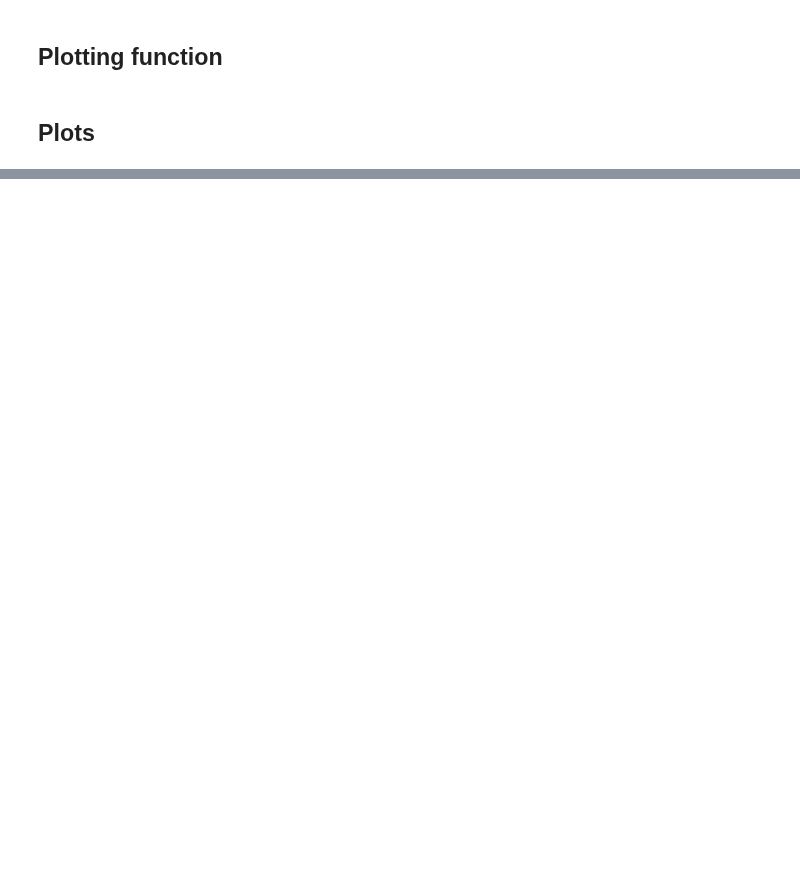
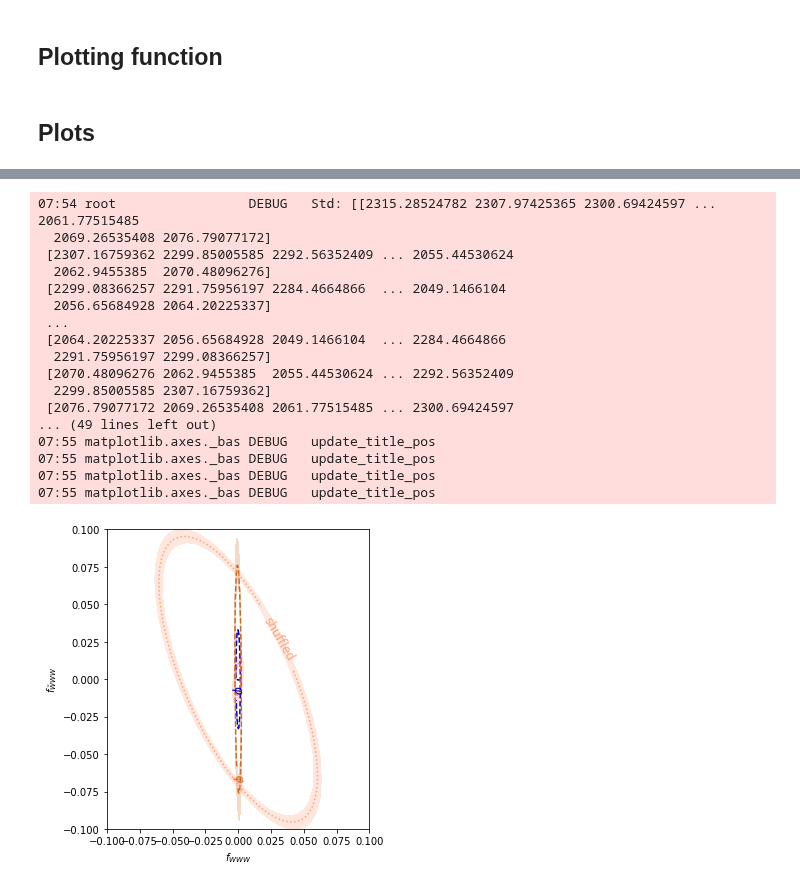
Before and after one commit to dlvp/diboson_mining, a Jupyter notebook: notebooks/wgamma/07_plot_fisher_information.ipynb, the cells around one changed output, grey strips where cells are left out. Drawn from its saved outputs; the diff is of its cells as text; code cells hidden in the pictures; blank space fills up the shorter version.

```diff
--- a/notebooks/wgamma/07_plot_fisher_information.ipynb
+++ b/notebooks/wgamma/07_plot_fisher_information.ipynb
@@ -132,0 +161,21 @@ plt.savefig("../../figures/wgamma/information_wgamma.pdf")
+# %%
+fig = make_plot('', xmax=0.1, indices=[0,2,11,13,14])
+# %% [output]
+07:54 root                 DEBUG   Std: [[2315.28524782 2307.97425365 2300.69424597 ... 2061.77515485
+  2069.26535408 2076.79077172]
+ [2307.16759362 2299.85005585 2292.56352409 ... 2055.44530624
+  2062.9455385  2070.48096276]
+ [2299.08366257 2291.75956197 2284.4664866  ... 2049.1466104
+  2056.65684928 2064.20225337]
+ ...
+ [2064.20225337 2056.65684928 2049.1466104  ... 2284.4664866
+  2291.75956197 2299.08366257]
+ [2070.48096276 2062.9455385  2055.44530624 ... 2292.56352409
+  2299.85005585 2307.16759362]
+ [2076.79077172 2069.26535408 2061.77515485 ... 2300.69424597
+... (49 lines left out)
+07:55 matplotlib.axes._bas DEBUG   update_title_pos
+07:55 matplotlib.axes._bas DEBUG   update_title_pos
+07:55 matplotlib.axes._bas DEBUG   update_title_pos
+07:55 matplotlib.axes._bas DEBUG   update_title_pos
+[figure, added]
```
Also changed, not shown: parts of 4 cells of this notebook, 7 other files.
